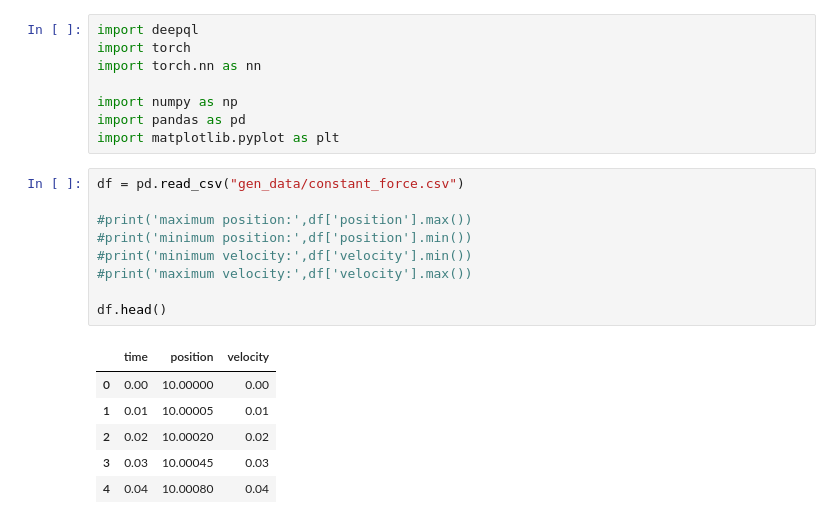
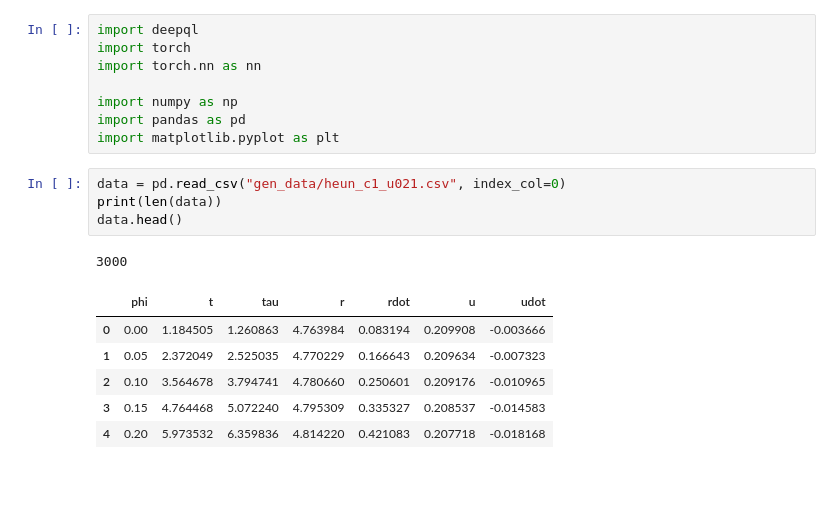
Before and after one commit to fbientrigo/machine-learning-physics, a Jupyter notebook: 3_better_net/main_may.ipynb, the cells around one changed output. Cells and saved outputs as stored; diff of their text form; blank space fills up the shorter version.

```diff
--- a/3_better_net/main_may.ipynb
+++ b/3_better_net/main_may.ipynb
@@ -6,19 +6,15 @@ import torch.nn as nn
 import numpy as np
 import pandas as pd
 import matplotlib.pyplot as plt
-# %%
-df = pd.read_csv("gen_data/constant_force.csv")
-
-#print('maximum position:',df['position'].max())
-#print('minimum position:',df['position'].min())
-#print('minimum velocity:',df['velocity'].min())
-#print('maximum velocity:',df['velocity'].max())
-
-df.head()
-# %% [output]
-|  | time | position | velocity |
-| 0 | 0.00 | 10.00000 | 0.00 |
-| 1 | 0.01 | 10.00005 | 0.01 |
-| 2 | 0.02 | 10.00020 | 0.02 |
-| 3 | 0.03 | 10.00045 | 0.03 |
-| 4 | 0.04 | 10.00080 | 0.04 |
+# %%
+data = pd.read_csv("gen_data/heun_c1_u021.csv", index_col=0)
+print(len(data))
+data.head()
+# %% [output]
+3000
+|  | phi | t | tau | r | rdot | u | udot |
+| 0 | 0.00 | 1.184505 | 1.260863 | 4.763984 | 0.083194 | 0.209908 | -0.003666 |
+| 1 | 0.05 | 2.372049 | 2.525035 | 4.770229 | 0.166643 | 0.209634 | -0.007323 |
+| 2 | 0.10 | 3.564678 | 3.794741 | 4.780660 | 0.250601 | 0.209176 | -0.010965 |
+| 3 | 0.15 | 4.764468 | 5.072240 | 4.795309 | 0.335327 | 0.208537 | -0.014583 |
+| 4 | 0.20 | 5.973532 | 6.359836 | 4.814220 | 0.421083 | 0.207718 | -0.018168 |
```
Also changed, not shown: parts of 9 cells of this notebook, 30 other files.
